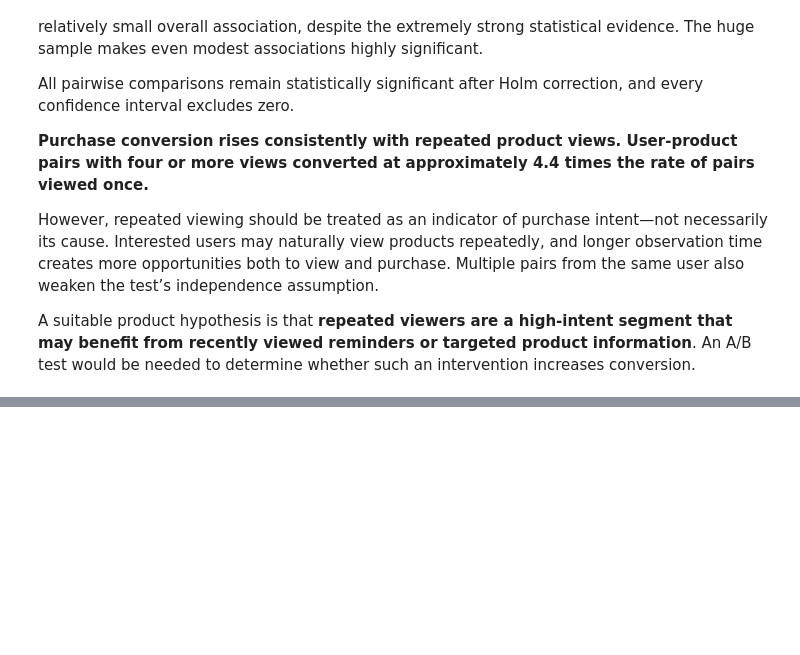
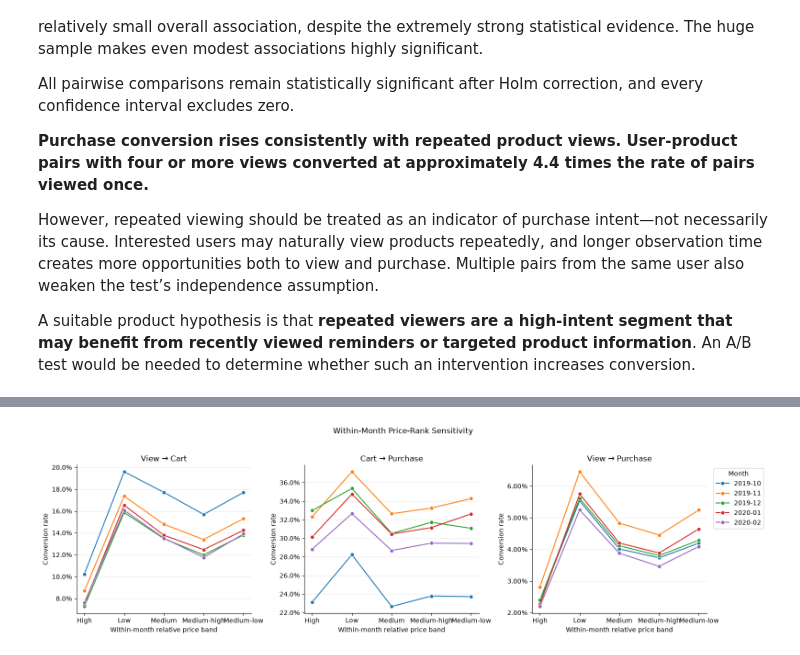
Before and after one commit to moriyuko/ecommerce-product-analysis, a Jupyter notebook: notebook.ipynb, the cells around one changed output, grey strips where cells are left out. Saved outputs shown, nothing was run; the diff lists cells and outputs as text; code cells hidden in the pictures; blank space fills up the shorter version.

```diff
--- a/notebook.ipynb
+++ b/notebook.ipynb
@@ -2979,0 +4075,85 @@ A suitable product hypothesis is that **repeated viewers are a high-intent segme
+# %%
+valid_price_funnel["within_month_price_band"] = pd.Categorical(
+    [None] * len(valid_price_funnel),
+    categories=PRICE_BAND_LABELS,
+    ordered=True,
+)
+within_month_boundary_rows = []
+for month_key in MONTH_ORDER:
+    month_mask = valid_price_funnel["month"].eq(month_key)
+    month_edges = five_quantile_edges(
+        valid_price_funnel.loc[month_mask, "view_price"]
+    )
+    month_bands = apply_price_edges(
+        valid_price_funnel.loc[month_mask, "view_price"], month_edges
+    )
+    valid_price_funnel.loc[
+        month_mask, "within_month_price_band"
+    ] = month_bands.astype("object")
+    month_counts = month_bands.value_counts(sort=False).reindex(
+        PRICE_BAND_LABELS, fill_value=0
+    )
+    within_month_boundary_rows.extend([
+        {
+            "month": month_key,
+            "within_month_price_band": label,
+            "lower_boundary": month_edges[index],
+            "upper_boundary": month_edges[index + 1],
+            "viewed_pairs": int(month_counts.loc[label]),
+        }
+        for index, label in enumerate(PRICE_BAND_LABELS)
+    ])
+valid_price_funnel["within_month_price_band"] = pd.Categorical(
+    valid_price_funnel["within_month_price_band"],
+    categories=PRICE_BAND_LABELS,
+    ordered=True,
+)
+within_month_price_boundaries = pd.DataFrame(within_month_boundary_rows)
+display(
+    within_month_price_boundaries.style.format({
+        "lower_boundary": "${:,.2f}",
+        "upper_boundary": "${:,.2f}",
+        "viewed_pairs": "{:,.0f}",
+    })
+)
+within_month_price_rates = summarize_price_funnel(
+    valid_price_funnel,
+    "within_month_price_band",
+)
+within_month_rate_display = within_month_price_rates.assign(
+    estimate=lambda frame: frame.apply(compact_rate_cell, axis=1)
+).pivot(
+    index=["month", "within_month_price_band"],
+    columns="metric",
+    values="estimate",
+).reindex(columns=PRICE_FUNNEL_METRICS)
+display(within_month_rate_display)
+
+fig, axes = plt.subplots(1, 3, figsize=(16, 4.5), sharex=True)
+for ax, metric in zip(axes, PRICE_FUNNEL_METRICS):
+    plot_data = within_month_price_rates.loc[
+        within_month_price_rates["metric"].eq(metric)
+    ]
+    sns.lineplot(
+        data=plot_data,
+        x="within_month_price_band",
+        y="conversion_rate",
+        hue="month",
+        hue_order=MONTH_ORDER,
+        marker="o",
+        ax=ax,
+    )
+    ax.set_title(metric)
+    ax.set_xlabel("Within-month relative price band")
+    ax.set_ylabel("Conversion rate")
+    ax.yaxis.set_major_formatter(PercentFormatter(1))
+    ax.grid(axis="y", alpha=0.25)
+    if ax is not axes[-1]:
+        ax.get_legend().remove()
+    else:
+        ax.legend(title="Month", bbox_to_anchor=(1.02, 1), loc="upper left")
+fig.suptitle("Within-Month Price-Rank Sensitivity", y=1.03)
+sns.despine()
+plt.tight_layout()
+plt.show()
+# %% [output]
@@ -2979,0 +4195 @@ A suitable product hypothesis is that **repeated viewers are a high-intent segme
+[figure, added]
```
Also changed, not shown: parts of 36 cells of this notebook.
